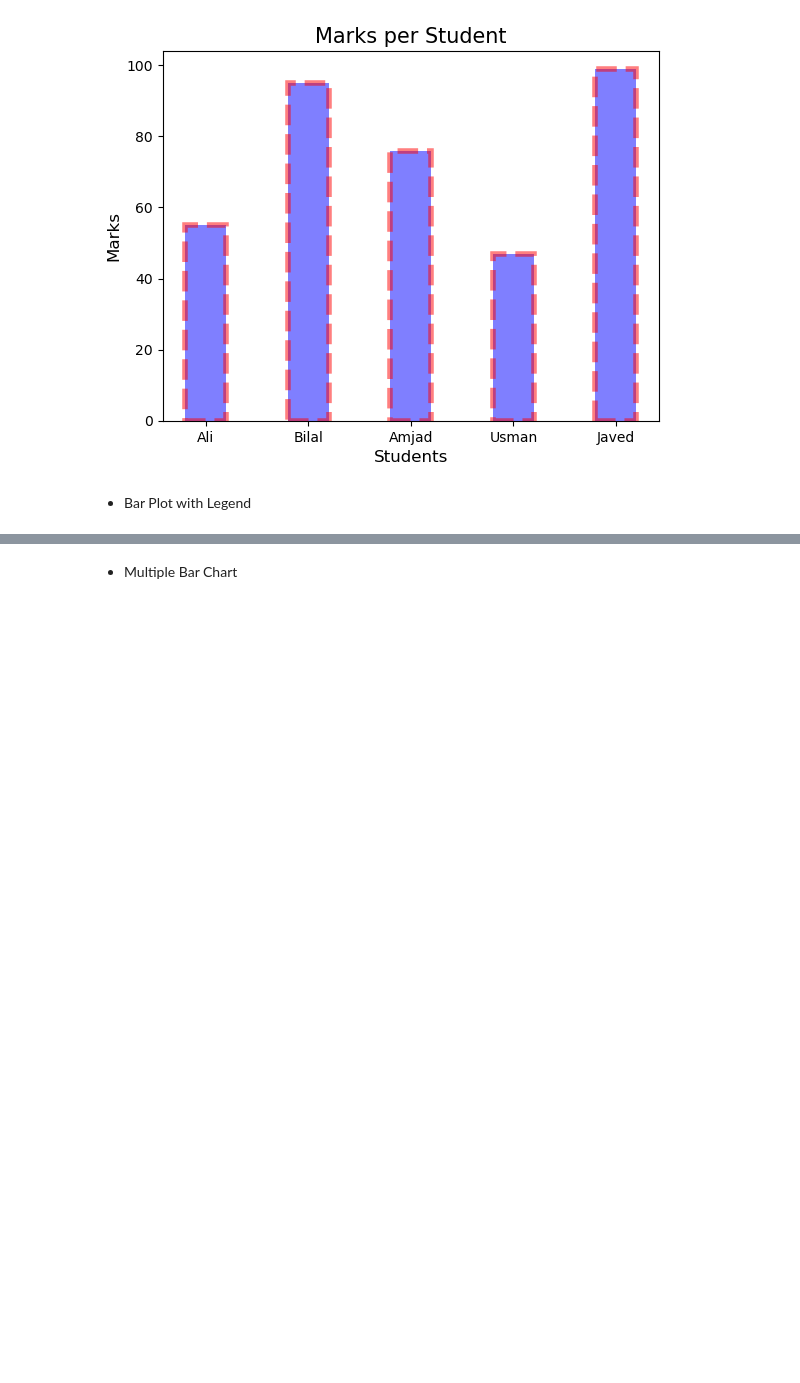
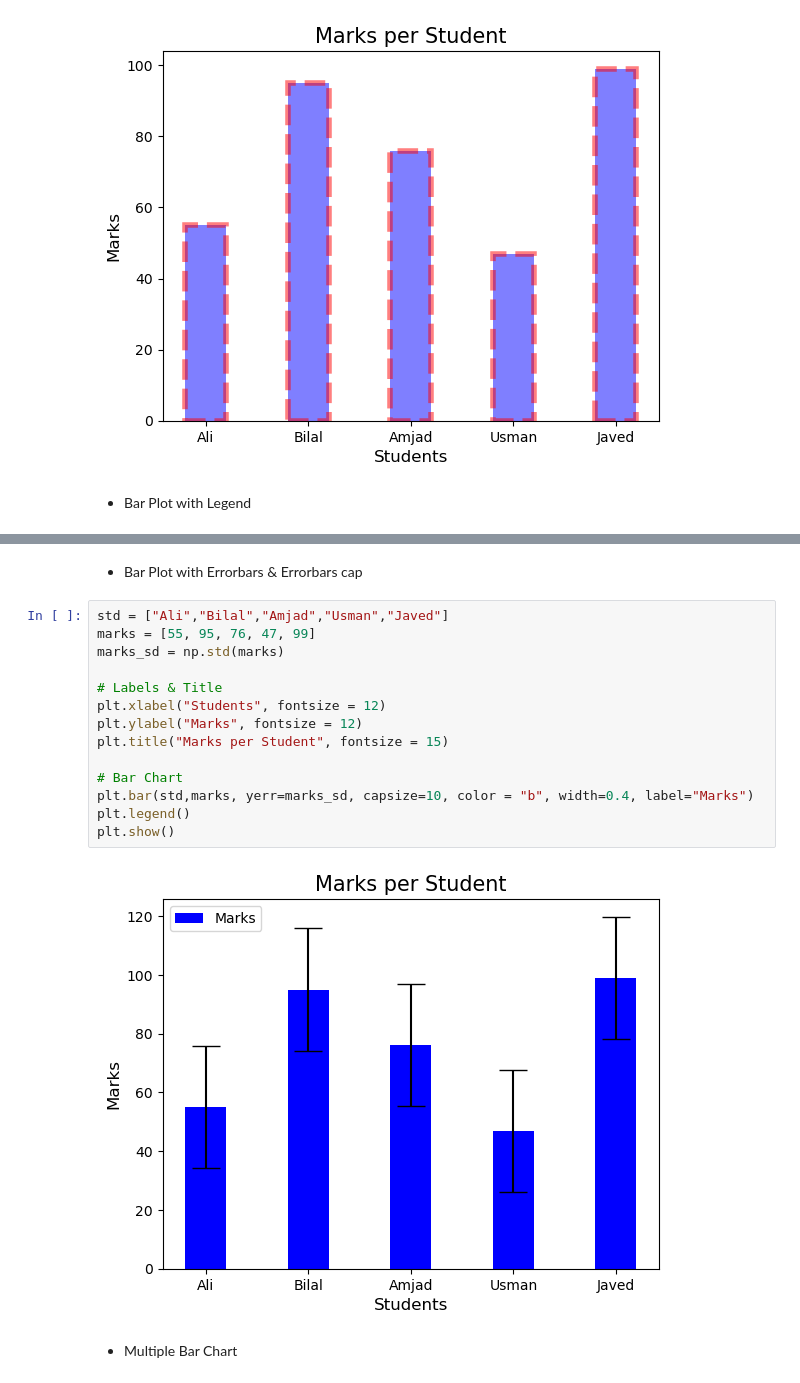
Before and after one commit to hakeemrehman/Python-for-Data-Analysis, a Jupyter notebook: 5. Data Visualization Using MatPlotlib/Plotting and Visualization-Matplotlib.ipynb, the cells around one changed output, grey strips where cells are left out. Drawn from its saved outputs; the diff is of its cells as text; blank space fills up the shorter version.

```diff
--- a/5. Data Visualization Using MatPlotlib/Plotting and Visualization-Matplotlib.ipynb
+++ b/5. Data Visualization Using MatPlotlib/Plotting and Visualization-Matplotlib.ipynb
@@ -189,3 +209,21 @@ plt.show()
+# %% [markdown]
+- Bar Plot with Errorbars & Errorbars cap
+# %%
+std = ["Ali","Bilal","Amjad","Usman","Javed"]
+marks = [55, 95, 76, 47, 99]
+marks_sd = np.std(marks)
+
+# Labels & Title
+plt.xlabel("Students", fontsize = 12)
+plt.ylabel("Marks", fontsize = 12)
+plt.title("Marks per Student", fontsize = 15)
+
+# Bar Chart
+plt.bar(std,marks, yerr=marks_sd, capsize=10, color = "b", width=0.4, label="Marks")
+plt.legend()
+plt.show()
+# %% [output]
+[figure, added]
 # %% [markdown]
 - Multiple Bar Chart
 # %%
```
Also changed, not shown: parts of 23 cells of this notebook.
